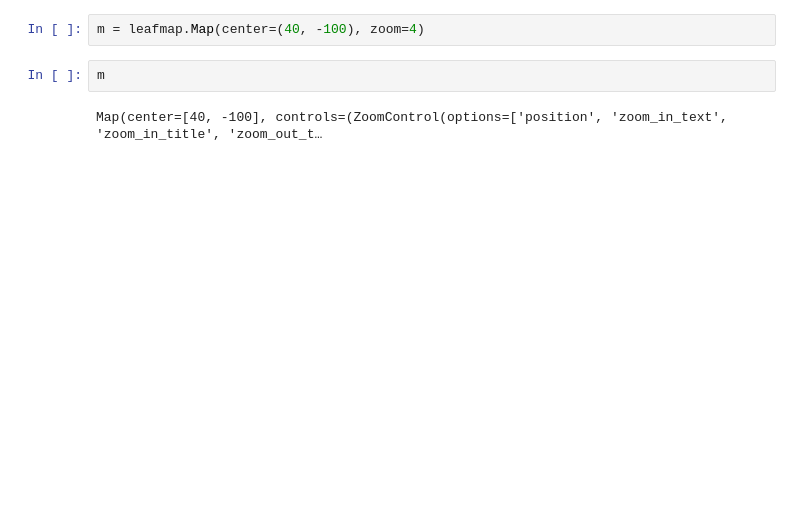
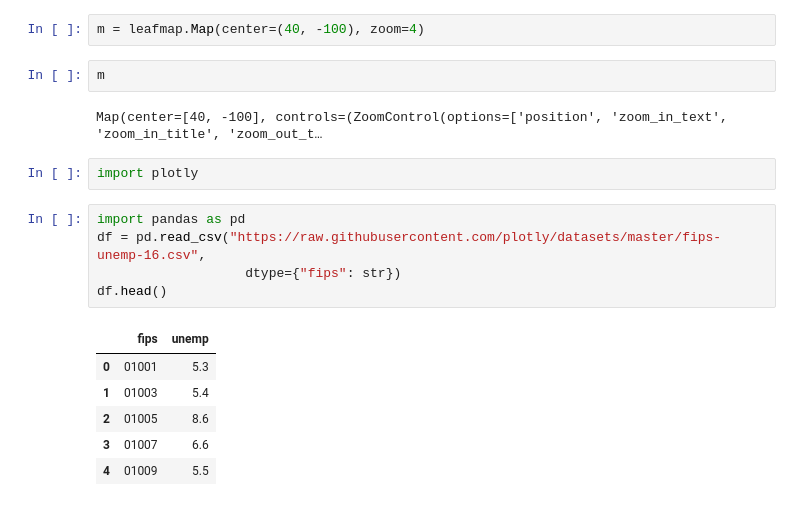
Before and after one commit to gustavoalcantara/data-portfolio, a Jupyter notebook: teste_leafmap.ipynb, the cells around one changed output. Saved outputs shown, nothing was run; the diff lists cells and outputs as text; blank space fills up the shorter version.

Commit message:
sobe_teste_plotly

```diff
--- a/teste_leafmap.ipynb
+++ b/teste_leafmap.ipynb
@@ -10,3 +19,17 @@ m = leafmap.Map(center=(40, -100), zoom=4)
 m
 # %% [output]
 Map(center=[40, -100], controls=(ZoomControl(options=['position', 'zoom_in_text', 'zoom_in_title', 'zoom_out_t…
+# %%
+import plotly
+# %%
+import pandas as pd
+df = pd.read_csv("https://raw.githubusercontent.com/plotly/datasets/master/fips-unemp-16.csv",
+                   dtype={"fips": str})
+df.head()
+# %% [output]
+|  | fips | unemp |
+| 0 | 01001 | 5.3 |
+| 1 | 01003 | 5.4 |
+| 2 | 01005 | 8.6 |
+| 3 | 01007 | 6.6 |
+| 4 | 01009 | 5.5 |
```
Also changed, not shown: parts of 4 cells of this notebook.
